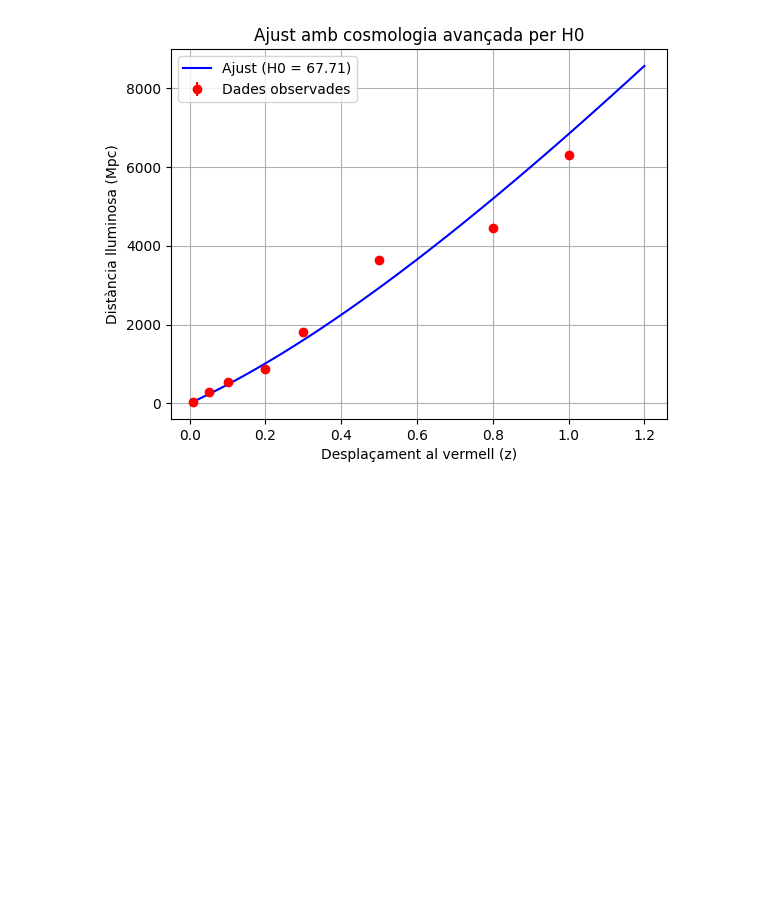
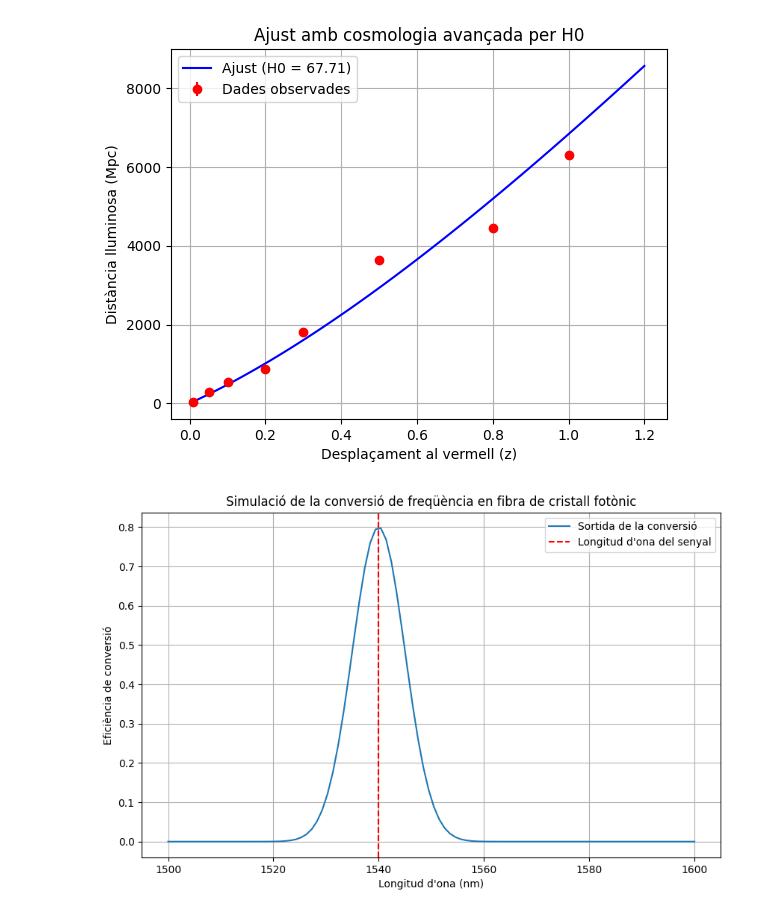
Before and after one commit to drfperez/lightkurve, a Jupyter notebook: HOCalculus.ipynb, the cells around one changed output. Drawn from its saved outputs; the diff is of its cells as text; code cells hidden in the pictures; blank space fills up the shorter version.

```diff
--- a/HOCalculus.ipynb
+++ b/HOCalculus.ipynb
@@ -362,3 +695,35 @@ plt.show()
 # %% [output]
 Constant de Hubble (H0): 67.71 ± 0.40 km/s/Mpc
 [figure]
+# %%
+
+import numpy as np
+import matplotlib.pyplot as plt
+
+# Paràmetres de la simulació lo
+longitud_ona_bomba = 1550  # en nm
+longitud_ona_senyal = 1540  # en nm
+eficiencia_conversio = 0.8  # 80% d'eficiència
+
+# Càlcul de la conversió de freqüència
+frequencia_bomba = 3e8 / (longitud_ona_bomba * 1e-9)  # Convertim nm a m i calculem la freqüència
+frequencia_senyal = 3e8 / (longitud_ona_senyal * 1e-9)
+frequencia_convertida = frequencia_bomba - frequencia_senyal
+
+# Simulació del procés de conversió
+num_punts = 100
+longituds_ona = np.linspace(1500, 1600, num_punts)
+sortida_conversio = eficiencia_conversio * np.exp(-((longituds_ona - longitud_ona_senyal)**2) / (2 * 5**2))
+
+# Creació del gràfic
+plt.figure(figsize=(10, 6))
+plt.plot(longituds_ona, sortida_conversio, label='Sortida de la conversió')
+plt.axvline(longitud_ona_senyal, color='r', linestyle='--', label='Longitud d\'ona del senyal')
+plt.xlabel('Longitud d\'ona (nm)')
+plt.ylabel('Eficiència de conversió')
+plt.title('Simulació de la conversió de freqüència en fibra de cristall fotònic')
+plt.legend()
+plt.grid(True)
+plt.show()
+# %% [output]
+[figure, added]
```
Also changed, not shown: parts of 4 cells of this notebook.
